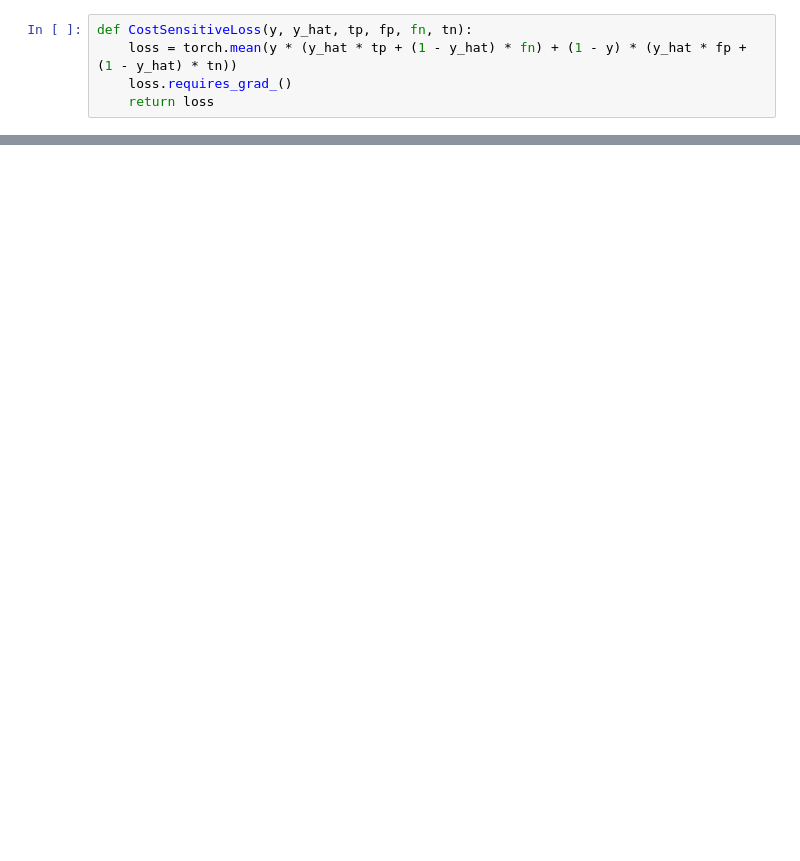
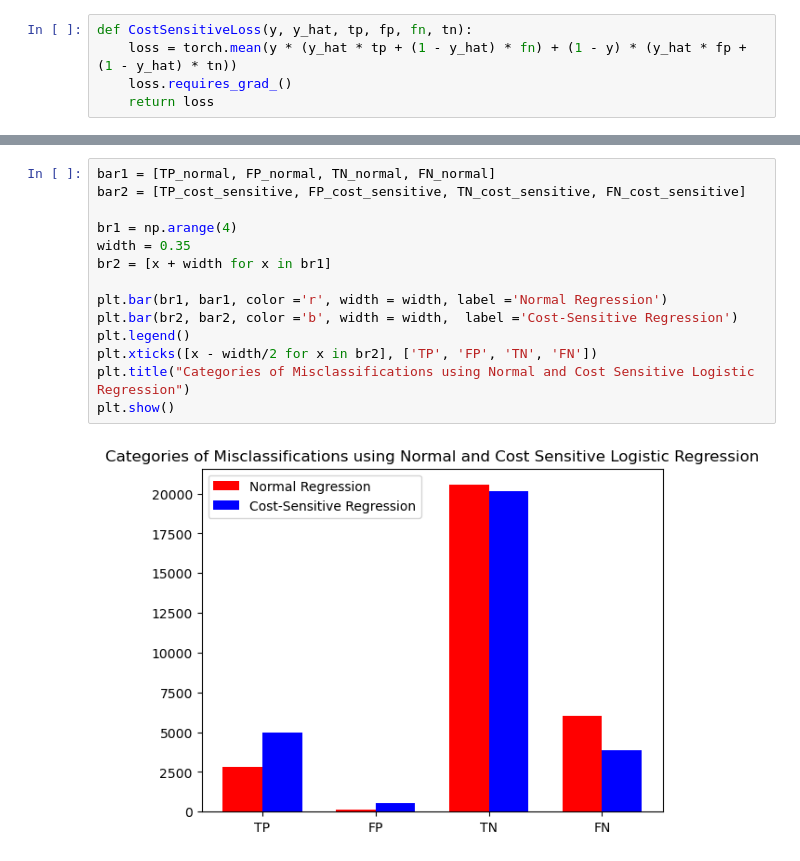
Before and after one commit to tanmaygoyal258/CS6890-Fraud_Analytics, a Jupyter notebook: Assignment4/new_main.ipynb, the cells around one changed output, grey strips where cells are left out. Cells and saved outputs as stored; diff of their text form; blank space fills up the shorter version.

```diff
--- a/Assignment4/new_main.ipynb
+++ b/Assignment4/new_main.ipynb
@@ -150,0 +248,16 @@ Accuracy is 85.76605256028176
+# %%
+bar1 = [TP_normal, FP_normal, TN_normal, FN_normal]
+bar2 = [TP_cost_sensitive, FP_cost_sensitive, TN_cost_sensitive, FN_cost_sensitive]
+
+br1 = np.arange(4)
+width = 0.35
+br2 = [x + width for x in br1]
+
+plt.bar(br1, bar1, color ='r', width = width, label ='Normal Regression')
+plt.bar(br2, bar2, color ='b', width = width,  label ='Cost-Sensitive Regression')
+plt.legend()
+plt.xticks([x - width/2 for x in br2], ['TP', 'FP', 'TN', 'FN'])
+plt.title("Categories of Misclassifications using Normal and Cost Sensitive Logistic Regression")
+plt.show()
+# %% [output]
+[figure, added]
```
Also changed, not shown: parts of 7 cells of this notebook.
